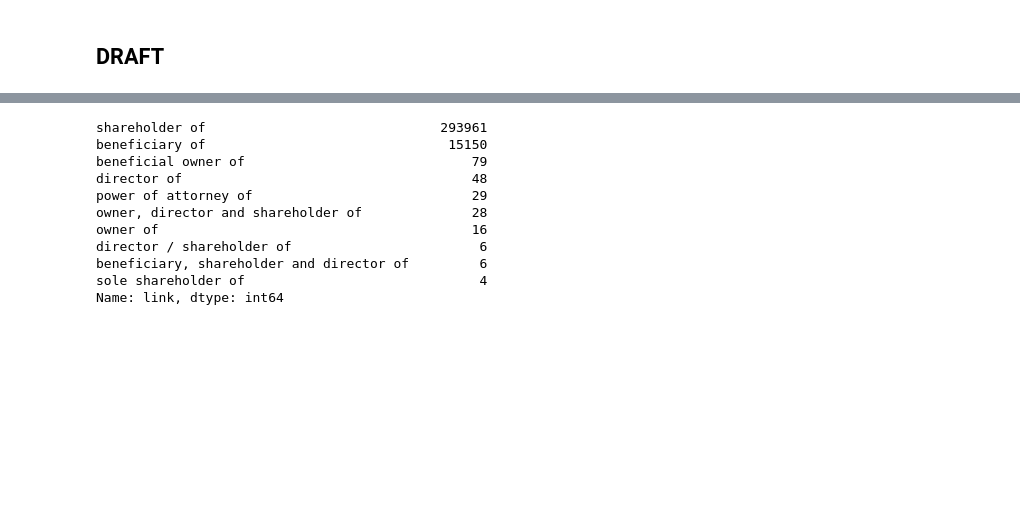
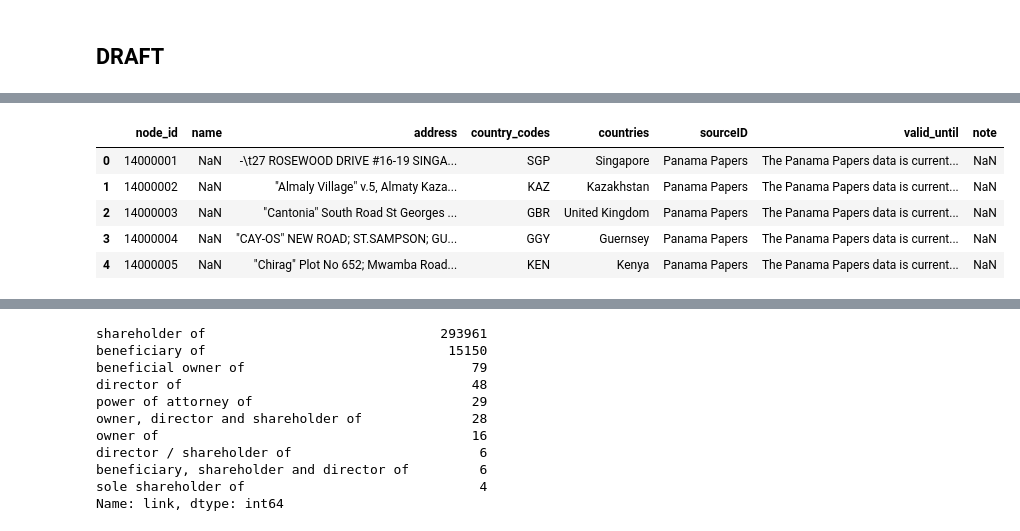
Before and after one commit to dimcel/Panama_papers_SQL, a Jupyter notebook: project.ipynb, the cells around one changed output, grey strips where cells are left out. Saved outputs shown, nothing was run; the diff lists cells and outputs as text; code cells hidden in the pictures; blank space fills up the shorter version.

```diff
--- a/project.ipynb
+++ b/project.ipynb
@@ -40,0 +89,9 @@ Shape of Edges end =  307082
+# %%
+address.head()
+# %% [output]
+|  | node_id | name | address | country_codes | countries | sourceID | valid_until | note |
+| 0 | 14000001 | NaN | -\t27 ROSEWOOD DRIVE #16-19 SINGA... | SGP | Singapore | Panama Papers | The Panama Papers data is current... | NaN |
+| 1 | 14000002 | NaN | "Almaly Village" v.5, Almaty Kaza... | KAZ | Kazakhstan | Panama Papers | The Panama Papers data is current... | NaN |
+| 2 | 14000003 | NaN | "Cantonia" South Road St Georges ... | GBR | United Kingdom | Panama Papers | The Panama Papers data is current... | NaN |
+| 3 | 14000004 | NaN | "CAY-OS" NEW ROAD; ST.SAMPSON; GU... | GGY | Guernsey | Panama Papers | The Panama Papers data is current... | NaN |
+| 4 | 14000005 | NaN | "Chirag" Plot No 652; Mwamba Road... | KEN | Kenya | Panama Papers | The Panama Papers data is current... | NaN |
```
Also changed, not shown: parts of 5 cells of this notebook, 3 other files.
